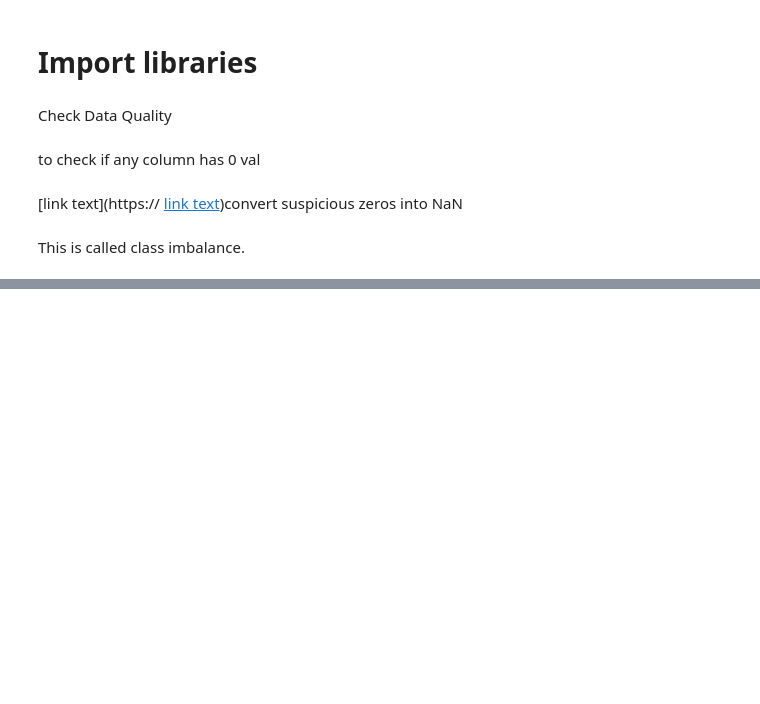
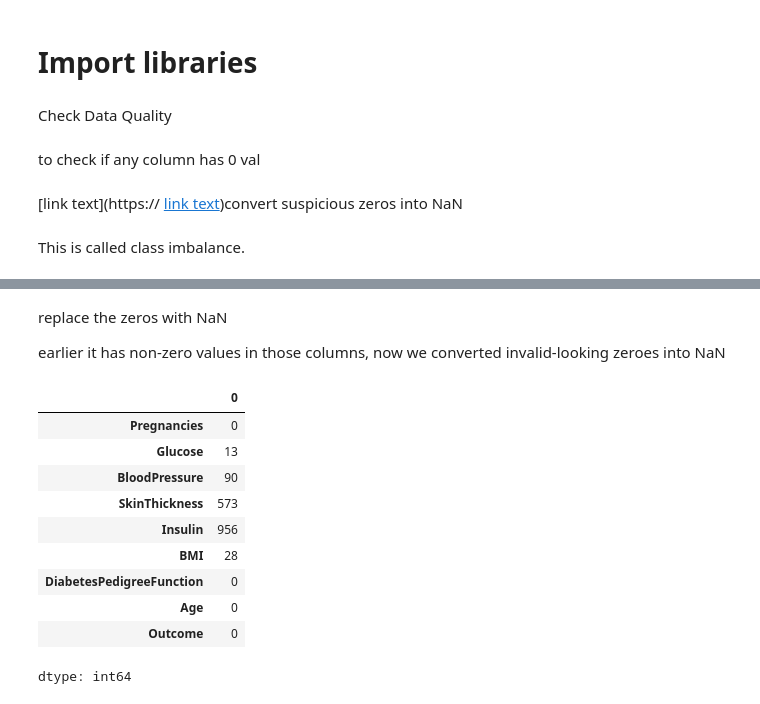
Before and after one commit to Upandergarg/diabetes-prediction-using-ml, a Jupyter notebook: Diabetes_Prediction.ipynb, the cells around one changed output, grey strips where cells are left out. Saved outputs shown, nothing was run; the diff lists cells and outputs as text; code cells hidden in the pictures; blank space fills up the shorter version.

```diff
--- a/Diabetes_Prediction.ipynb
+++ b/Diabetes_Prediction.ipynb
@@ -36,0 +65,19 @@ df["Outcome"].value_counts()
+# %% [markdown]
+replace the zeros with NaN
+
+earlier it has non-zero values in those columns, now we converted invalid-looking zeroes into NaN
+# %%
+df[zero_columns] = df[zero_columns].replace(0, np.nan)
+df.isnull().sum()
+# %% [output]
+|  | 0 |
+| Pregnancies | 0 |
+| Glucose | 13 |
+| BloodPressure | 90 |
+| SkinThickness | 573 |
+| Insulin | 956 |
+| BMI | 28 |
+| DiabetesPedigreeFunction | 0 |
+| Age | 0 |
+| Outcome | 0 |
+dtype: int64
```
Also changed, not shown: parts of 16 cells of this notebook.
